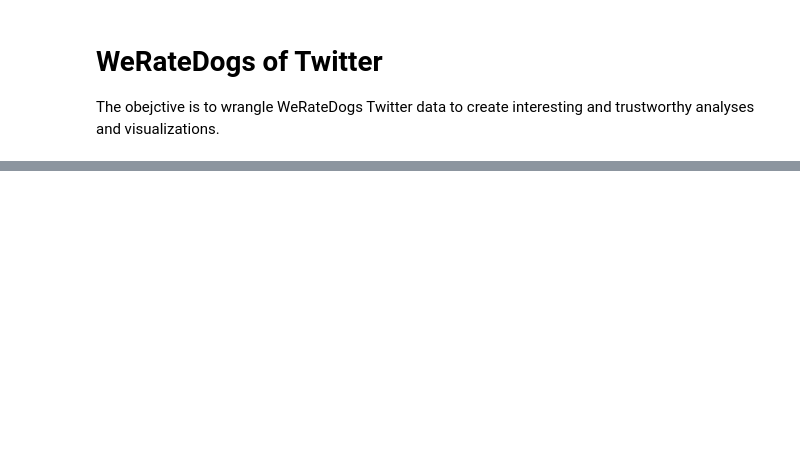
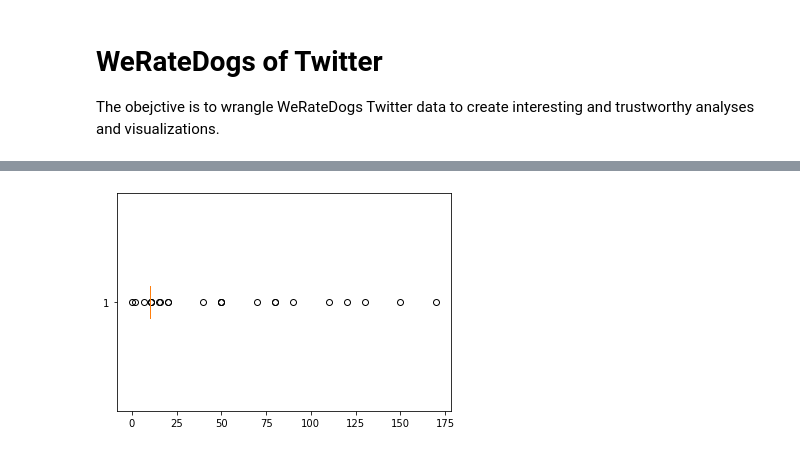
Before and after one commit to KarinWiberg/uc_dataanalyst_project_dogs_of_twitter, a Jupyter notebook: wrangle_act.ipynb, the cells around one changed output, grey strips where cells are left out. Cells and saved outputs as stored; diff of their text form; code cells hidden in the pictures; blank space fills up the shorter version.

```diff
--- a/wrangle_act.ipynb
+++ b/wrangle_act.ipynb
@@ -90,0 +254,4 @@ df.head()
+# %%
+plt.boxplot(df_account_data.rating_denominator, vert = False);
+# %% [output]
+[figure, added]
```
Also changed, not shown: parts of 45 cells of this notebook.
